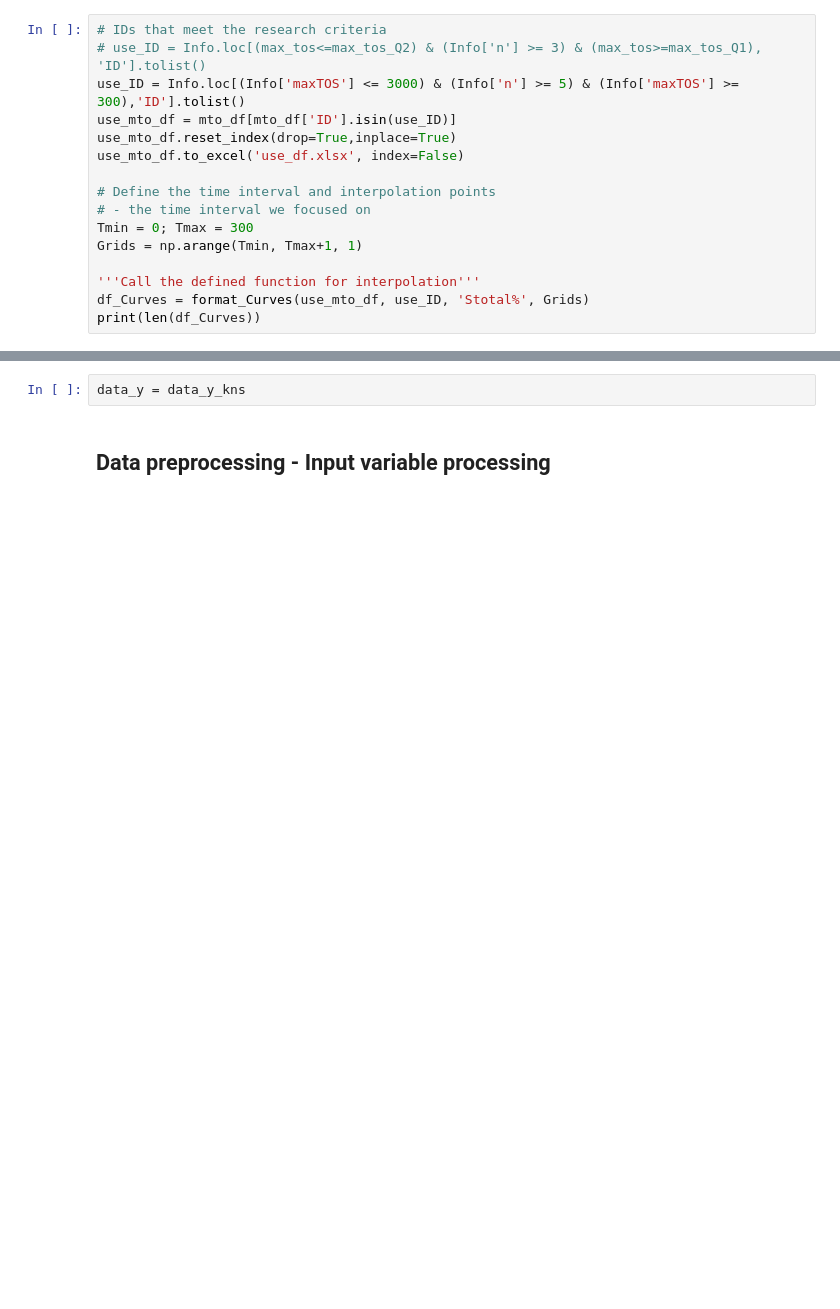
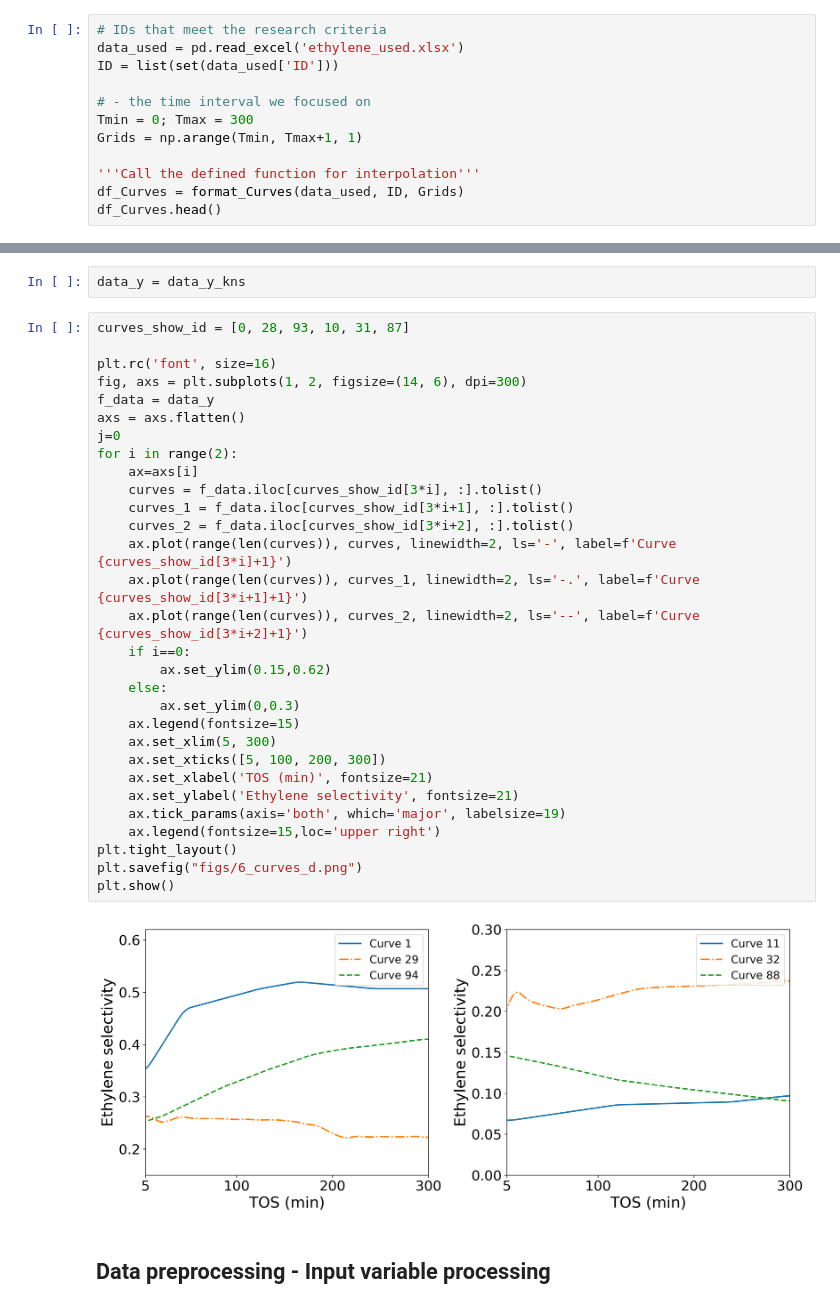
Before and after one commit to Xitenghao/MBR-XGBoost, a Jupyter notebook: Exploration.ipynb, the cells around one changed output, grey strips where cells are left out. Saved outputs shown, nothing was run; the diff lists cells and outputs as text; blank space fills up the shorter version.

```diff
--- a/Exploration.ipynb
+++ b/Exploration.ipynb
@@ -124,16 +26,12 @@ plt.show()
 # %%
 # IDs that meet the research criteria
-# use_ID = Info.loc[(max_tos<=max_tos_Q2) & (Info['n'] >= 3) & (max_tos>=max_tos_Q1), 'ID'].tolist()
-use_ID = Info.loc[(Info['maxTOS'] <= 3000) & (Info['n'] >= 5) & (Info['maxTOS'] >= 300),'ID'].tolist()
-use_mto_df = mto_df[mto_df['ID'].isin(use_ID)]
-use_mto_df.reset_index(drop=True,inplace=True)
-use_mto_df.to_excel('use_df.xlsx', index=False)
+data_used = pd.read_excel('ethylene_used.xlsx')
+ID = list(set(data_used['ID']))
 
-# Define the time interval and interpolation points
 # - the time interval we focused on
 Tmin = 0; Tmax = 300
 Grids = np.arange(Tmin, Tmax+1, 1)
 
 '''Call the defined function for interpolation'''
-df_Curves = format_Curves(use_mto_df, use_ID, 'Stotal%', Grids)
-print(len(df_Curves))
+df_Curves = format_Curves(data_used, ID, Grids)
+df_Curves.head()
@@ -210,6 +119,38 @@ fd_os = KernelSmoother(
 data_y_kns = pd.DataFrame(fd_os.data_matrix.reshape(-1,len((fd_os.data_matrix[0]))),columns=data_tpts)
 # %%
 data_y = data_y_kns
+# %%
+curves_show_id = [0, 28, 93, 10, 31, 87]
+
+plt.rc('font', size=16)
+fig, axs = plt.subplots(1, 2, figsize=(14, 6), dpi=300)
+f_data = data_y
+axs = axs.flatten()
+j=0
+for i in range(2):
+    ax=axs[i]
+    curves = f_data.iloc[curves_show_id[3*i], :].tolist()
+    curves_1 = f_data.iloc[curves_show_id[3*i+1], :].tolist()
+    curves_2 = f_data.iloc[curves_show_id[3*i+2], :].tolist()
+    ax.plot(range(len(curves)), curves, linewidth=2, ls='-', label=f'Curve {curves_show_id[3*i]+1}')
+    ax.plot(range(len(curves)), curves_1, linewidth=2, ls='-.', label=f'Curve {curves_show_id[3*i+1]+1}')
+    ax.plot(range(len(curves)), curves_2, linewidth=2, ls='--', label=f'Curve {curves_show_id[3*i+2]+1}')
+    if i==0:
+        ax.set_ylim(0.15,0.62)
+    else:
+        ax.set_ylim(0,0.3)
+    ax.legend(fontsize=15)
+    ax.set_xlim(5, 300)
+    ax.set_xticks([5, 100, 200, 300])
+    ax.set_xlabel('TOS (min)', fontsize=21)
+    ax.set_ylabel('Ethylene selectivity', fontsize=21)
+    ax.tick_params(axis='both', which='major', labelsize=19)
+    ax.legend(fontsize=15,loc='upper right')
+plt.tight_layout()
+plt.savefig("figs/6_curves_d.png")
+plt.show()
+# %% [output]
+[figure, added]
 # %% [markdown]
 ## Data preprocessing - Input variable processing
 # %%
```
Also changed, not shown: parts of 13 cells of this notebook, 11 other files.
